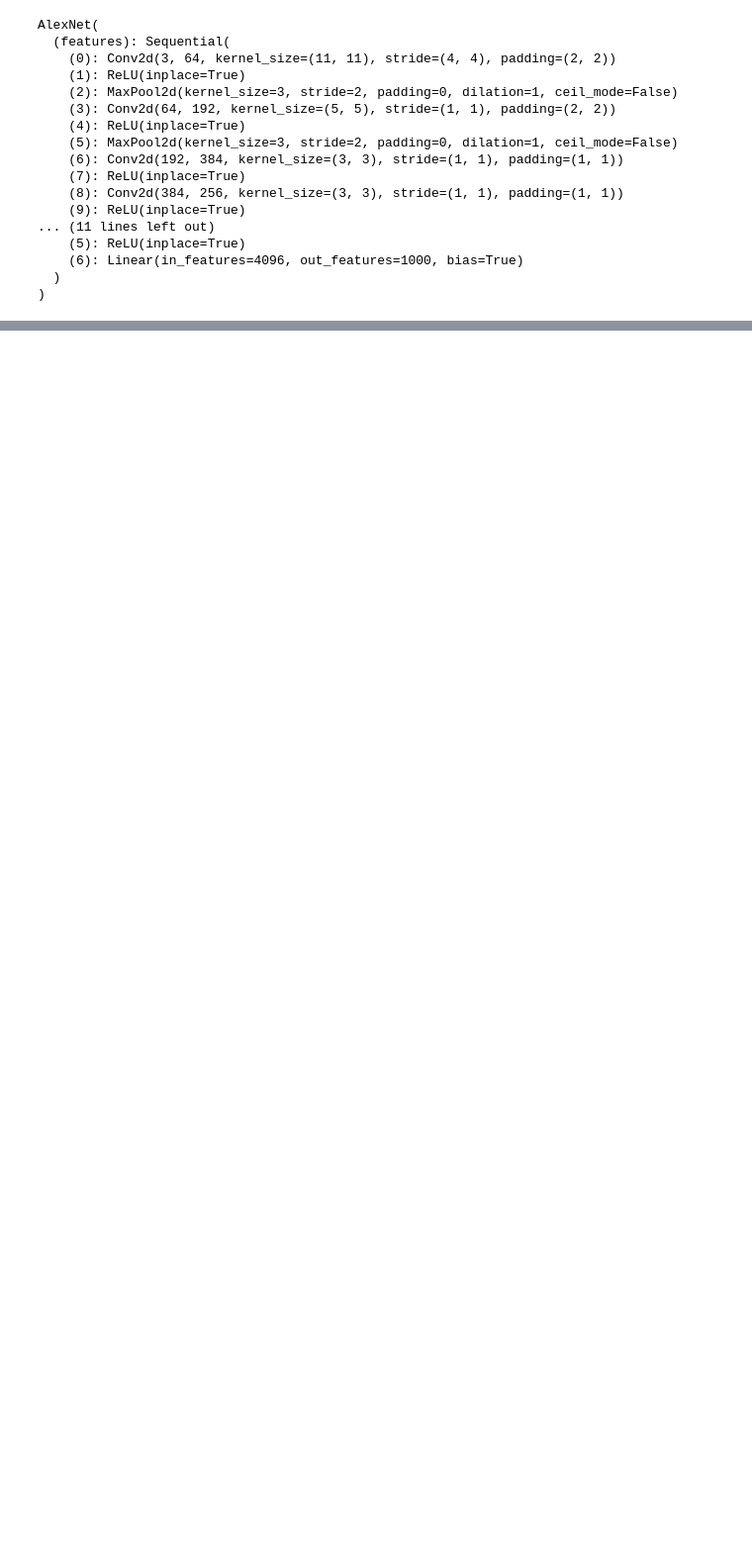
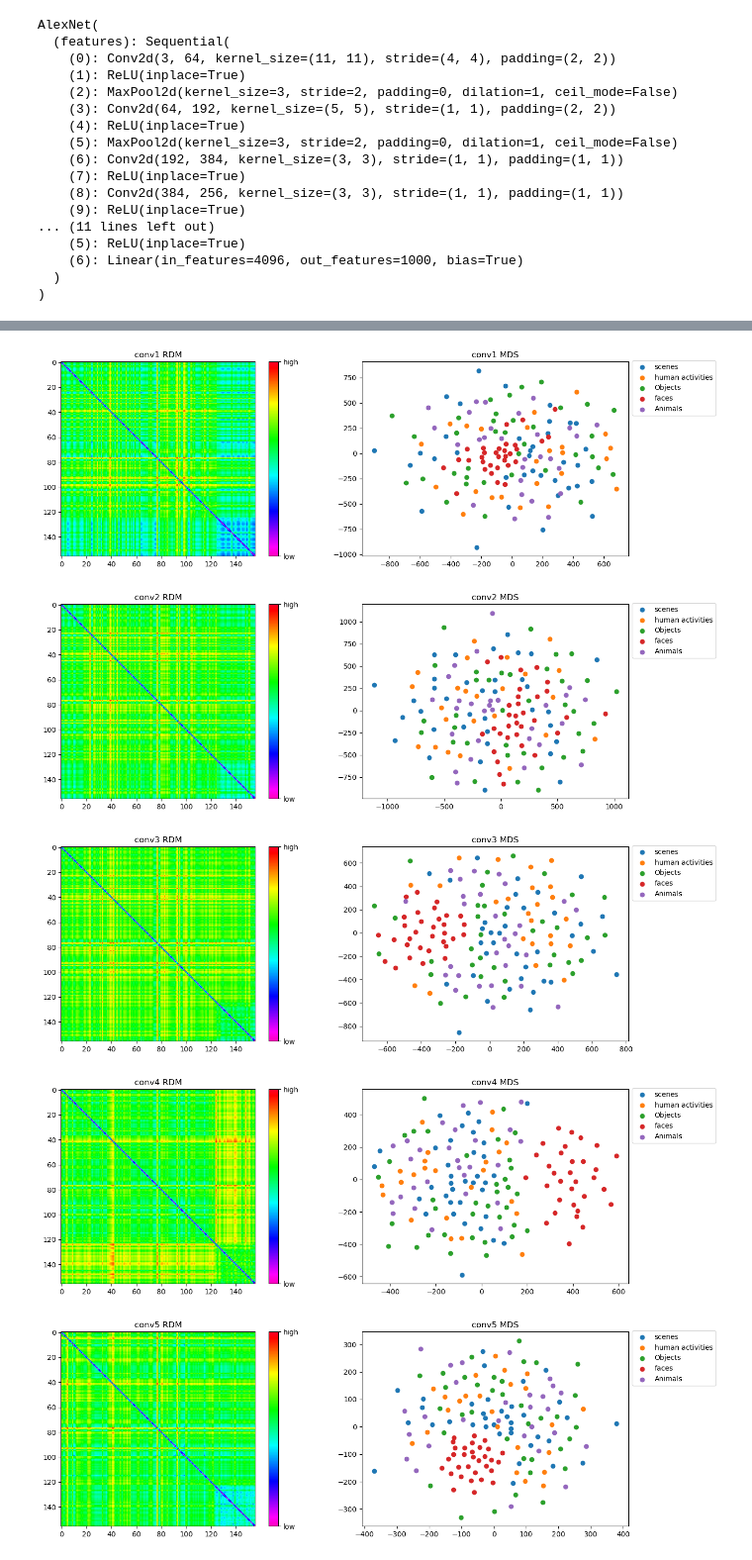
Before and after one commit to aabusha3/Representational-Dissimilarity-Matrix_CS4442-4, a Jupyter notebook: assignment4_ahmad_abushawarib.ipynb, the cells around one changed output, grey strips where cells are left out. Shown at 99% size. Cells and saved outputs as stored; diff of their text form; code cells hidden in the pictures; blank space fills up the shorter version.

```diff
--- a/assignment4_ahmad_abushawarib.ipynb
+++ b/assignment4_ahmad_abushawarib.ipynb
@@ -75,9 +62,7 @@ of the corresponding images you extracted in Step 1. (30 points)
 # %%
 def generateRDM(layer):
-    RDM = [ [0]*len(imgOutputs) for l in range(len(imgOutputs)) ]
+    RDM = np.zeros((len(imgOutputs),len(imgOutputs)))
     for i,img1 in enumerate(imgOutputs):
         for j,img2 in enumerate(imgOutputs):
-            RDM[i][j] = norm(img1[layer]-img2[layer])
+            RDM[i,j] = tf.norm(img1[layer]-img2[layer])
     return RDM
-
-RDMS = { layer:generateRDM(layer) for layer in imgOutputs[0] }
@@ -107,0 +73,32 @@ faces. (30 points)
+# %%
+from sklearn.manifold import MDS
+def generateMDS(rdm):
+    mds = MDS(n_components=2, dissimilarity='precomputed', normalized_stress='auto')
+    mdsFit = mds.fit_transform(rdm)
+    return mdsFit
+# %%
+MDS = { layer:generateMDS(RDMS[layer]) for layer in RDMS }
+# %%
+classLabels = ["Animals" if i < 28 else "Objects" if i < 64 else "scenes" if i < 100 else "human activities" if i < 124 else "faces" for i in range(len(imgOutputs))]
+
+for layer in RDMS:
+    fig = plt.figure(figsize=(15,5))
+    ax = plt.subplot(1,2,1)
+    plt.imshow(RDMS[layer], cmap='gist_rainbow_r')
+    plt.title(f'{layer} RDM')
+    cbar=plt.colorbar()
+    cbar.set_ticks([0,max(RDMS[layer].flatten())])
+    cbar.set_ticklabels(['low','high'])
+    plt.subplot(1,2,2)
+    for label in set(classLabels):
+        i = [j for j,cls in enumerate(classLabels) if cls == label]
+        plt.scatter(MDS[layer][i,0], MDS[layer][i,1], label=label)
+    plt.title(f'{layer} MDS')
+    plt.legend(bbox_to_anchor=(1,1.024))
+plt.show()
+# %% [output]
+[figure, added]
+[figure, added]
+[figure, added]
+[figure, added]
+[figure, added]
```
Also changed, not shown: parts of 11 cells of this notebook.
